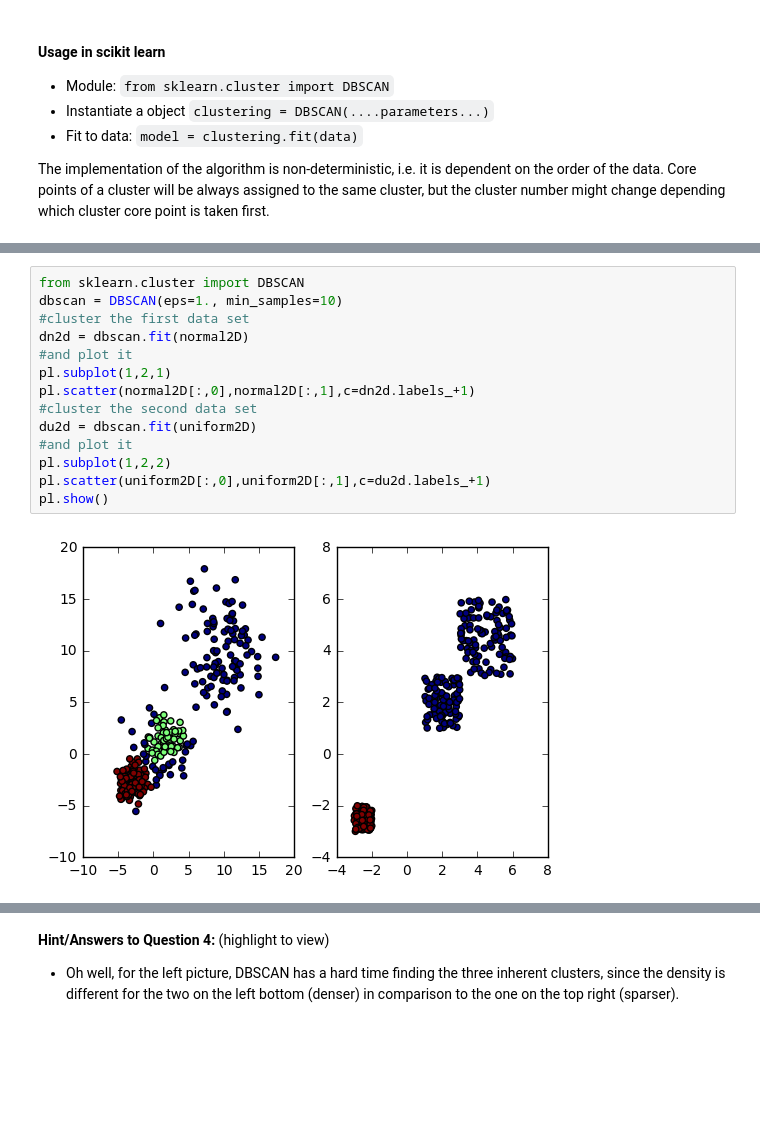
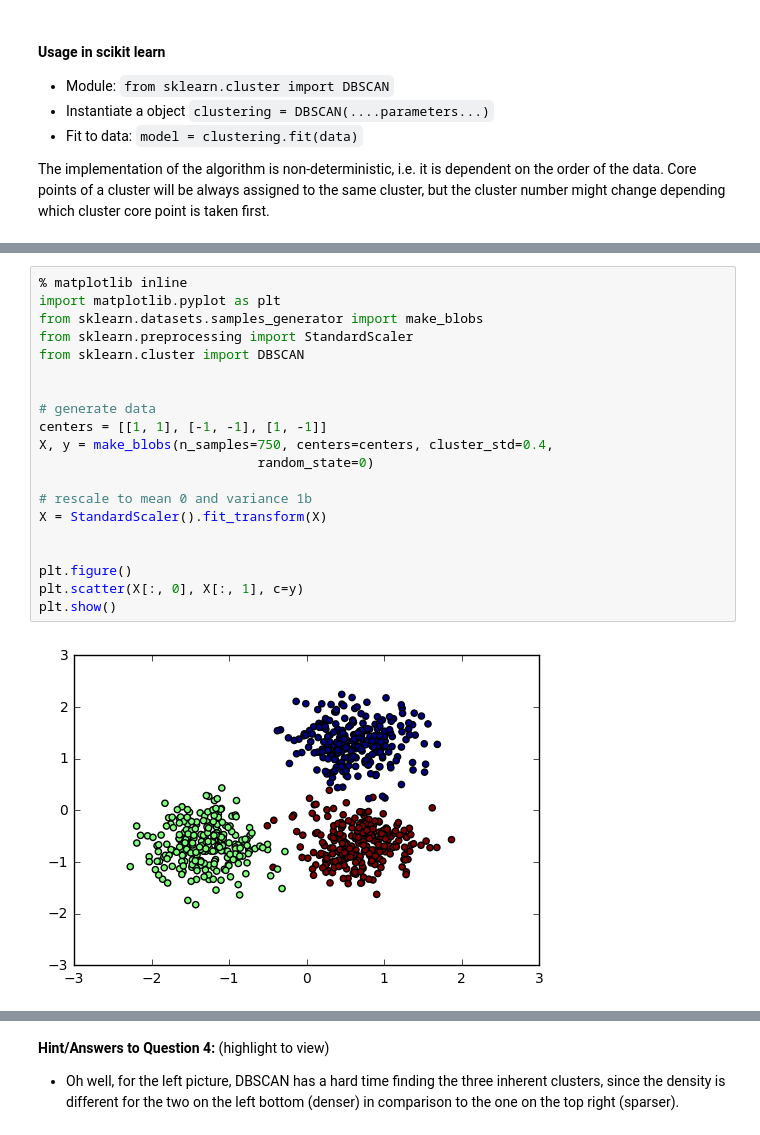
Before and after one commit to zieglerk/data-science-tutorials, a Jupyter notebook: 2-Clustering.ipynb, the cells around one changed output, grey strips where cells are left out. Cells and saved outputs as stored; diff of their text form; blank space fills up the shorter version.

Commit message:
nicer dataset for DBScan; call for Silhouette

```diff
--- a/2-Clustering.ipynb
+++ b/2-Clustering.ipynb
@@ -345,16 +324,22 @@ plt.show()
-# %%
-from sklearn.cluster import DBSCAN
-dbscan = DBSCAN(eps=1., min_samples=10)
-#cluster the first data set
-dn2d = dbscan.fit(normal2D)
-#and plot it
-pl.subplot(1,2,1)
-pl.scatter(normal2D[:,0],normal2D[:,1],c=dn2d.labels_+1)
-#cluster the second data set
-du2d = dbscan.fit(uniform2D)
-#and plot it
-pl.subplot(1,2,2)
-pl.scatter(uniform2D[:,0],uniform2D[:,1],c=du2d.labels_+1)
-pl.show()
-# %% [output]
-[figure, removed]
+# %%
+% matplotlib inline
+import matplotlib.pyplot as plt
+from sklearn.datasets.samples_generator import make_blobs
+from sklearn.preprocessing import StandardScaler
+from sklearn.cluster import DBSCAN
+
+
+# generate data
+centers = [[1, 1], [-1, -1], [1, -1]]
+X, y = make_blobs(n_samples=750, centers=centers, cluster_std=0.4,
+                            random_state=0)
+
+# rescale to mean 0 and variance 1b
+X = StandardScaler().fit_transform(X)
+
+
+plt.figure()
+plt.scatter(X[:, 0], X[:, 1], c=y)
+plt.show()
+# %% [output]
+[figure, added]
```
Also changed, not shown: parts of 10 cells of this notebook.
